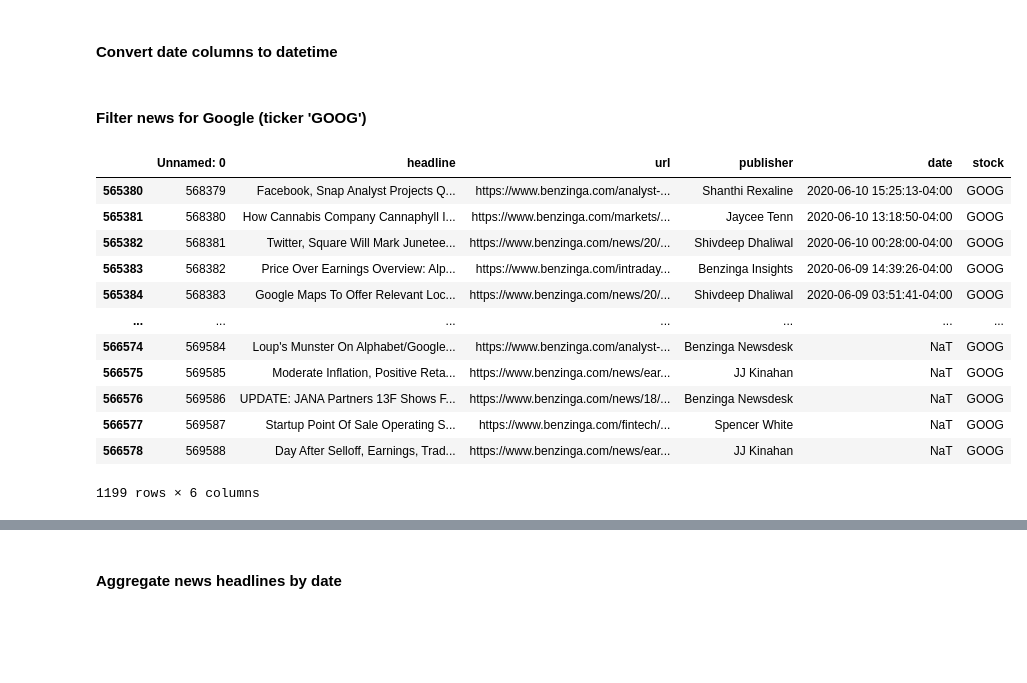
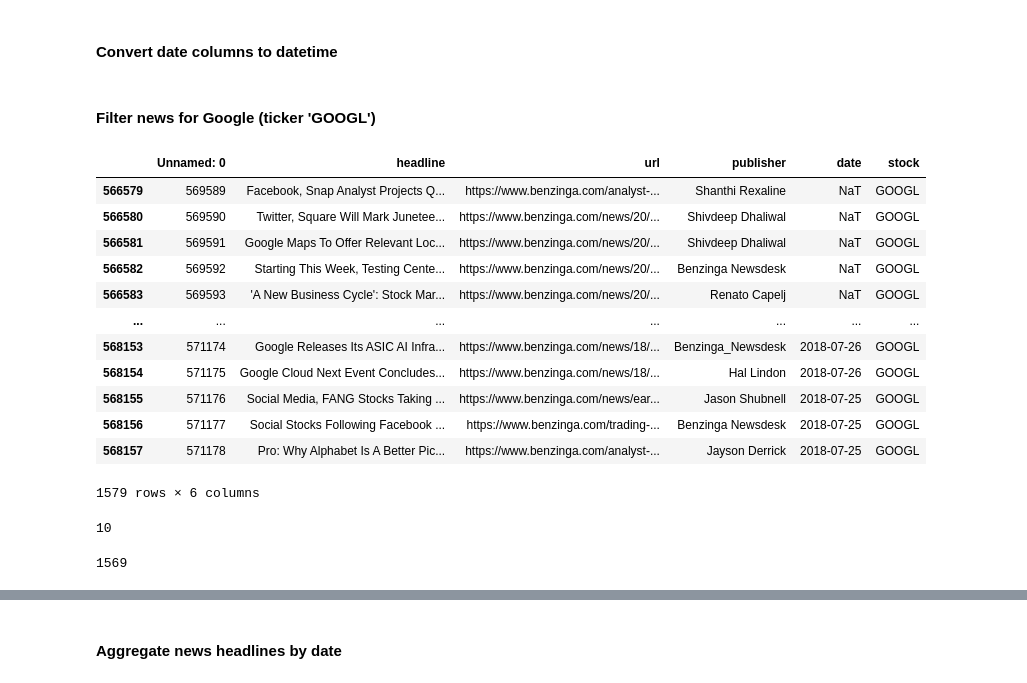
Before and after one commit to Liya-F/Kifiya-AI-MasteryW1, a Jupyter notebook: notebooks/correlationAnalysis.ipynb, the cells around one changed output, grey strips where cells are left out. Drawn from its saved outputs; the diff is of its cells as text; code cells hidden in the pictures; blank space fills up the shorter version.

```diff
--- a/notebooks/correlationAnalysis.ipynb
+++ b/notebooks/correlationAnalysis.ipynb
@@ -10,24 +12,35 @@ stock_data = pd.read_csv('../data/GOOG_historical_data.csv')
 # %% [markdown]
 #### Convert date columns to datetime
 # %%
-news_data['date'] = pd.to_datetime(news_data['date'], errors='coerce')
+news_data['date'] = pd.to_datetime(news_data['date'], errors='coerce', format='%Y-%m-%d %H:%M:%S')
 stock_data['Date'] = pd.to_datetime(stock_data['Date'], errors='coerce')
 # %% [markdown]
-#### Filter news for Google (ticker 'GOOG')
+#### Filter news for Google (ticker 'GOOGL')
 # %%
-google_news = news_data[news_data['stock'] == 'GOOG'].copy()
+google_news = news_data[news_data['stock'] == 'GOOGL'].copy()
 google_news
 # %% [output]
 |  | Unnamed: 0 | headline | url | publisher | date | stock |
-| 565380 | 568379 | Facebook, Snap Analyst Projects Q... | https://www.benzinga.com/analyst-... | Shanthi Rexaline | 2020-06-10 15:25:13-04:00 | GOOG |
-| 565381 | 568380 | How Cannabis Company Cannaphyll I... | https://www.benzinga.com/markets/... | Jaycee Tenn | 2020-06-10 13:18:50-04:00 | GOOG |
-| 565382 | 568381 | Twitter, Square Will Mark Junetee... | https://www.benzinga.com/news/20/... | Shivdeep Dhaliwal | 2020-06-10 00:28:00-04:00 | GOOG |
-| 565383 | 568382 | Price Over Earnings Overview: Alp... | https://www.benzinga.com/intraday... | Benzinga Insights | 2020-06-09 14:39:26-04:00 | GOOG |
-| 565384 | 568383 | Google Maps To Offer Relevant Loc... | https://www.benzinga.com/news/20/... | Shivdeep Dhaliwal | 2020-06-09 03:51:41-04:00 | GOOG |
+| 566579 | 569589 | Facebook, Snap Analyst Projects Q... | https://www.benzinga.com/analyst-... | Shanthi Rexaline | NaT | GOOGL |
+| 566580 | 569590 | Twitter, Square Will Mark Junetee... | https://www.benzinga.com/news/20/... | Shivdeep Dhaliwal | NaT | GOOGL |
+| 566581 | 569591 | Google Maps To Offer Relevant Loc... | https://www.benzinga.com/news/20/... | Shivdeep Dhaliwal | NaT | GOOGL |
+| 566582 | 569592 | Starting This Week, Testing Cente... | https://www.benzinga.com/news/20/... | Benzinga Newsdesk | NaT | GOOGL |
+| 566583 | 569593 | 'A New Business Cycle': Stock Mar... | https://www.benzinga.com/news/20/... | Renato Capelj | NaT | GOOGL |
 | ... | ... | ... | ... | ... | ... | ... |
-| 566574 | 569584 | Loup's Munster On Alphabet/Google... | https://www.benzinga.com/analyst-... | Benzinga Newsdesk | NaT | GOOG |
-| 566575 | 569585 | Moderate Inflation, Positive Reta... | https://www.benzinga.com/news/ear... | JJ Kinahan | NaT | GOOG |
-| 566576 | 569586 | UPDATE: JANA Partners 13F Shows F... | https://www.benzinga.com/news/18/... | Benzinga Newsdesk | NaT | GOOG |
-| 566577 | 569587 | Startup Point Of Sale Operating S... | https://www.benzinga.com/fintech/... | Spencer White | NaT | GOOG |
-| 566578 | 569588 | Day After Selloff, Earnings, Trad... | https://www.benzinga.com/news/ear... | JJ Kinahan | NaT | GOOG |
+| 568153 | 571174 | Google Releases Its ASIC AI Infra... | https://www.benzinga.com/news/18/... | Benzinga_Newsdesk | 2018-07-26 | GOOGL |
+| 568154 | 571175 | Google Cloud Next Event Concludes... | https://www.benzinga.com/news/18/... | Hal Lindon | 2018-07-26 | GOOGL |
+| 568155 | 571176 | Social Media, FANG Stocks Taking ... | https://www.benzinga.com/news/ear... | Jason Shubnell | 2018-07-25 | GOOGL |
+| 568156 | 571177 | Social Stocks Following Facebook ... | https://www.benzinga.com/trading-... | Benzinga Newsdesk | 2018-07-25 | GOOGL |
+| 568157 | 571178 | Pro: Why Alphabet Is A Better Pic... | https://www.benzinga.com/analyst-... | Jayson Derrick | 2018-07-25 | GOOGL |
-1199 rows × 6 columns
+1579 rows × 6 columns
+# %%
+# Identify rows with NaT in the date column
+problematic_rows = google_news[google_news['date'].isna()]
+print(len(problematic_rows))
+# %% [output]
+10
+# %%
+google_news = google_news.dropna(subset=['date']).copy()
+print(len(google_news))
+# %% [output]
+1569
```
Also changed, not shown: parts of 13 cells of this notebook.
